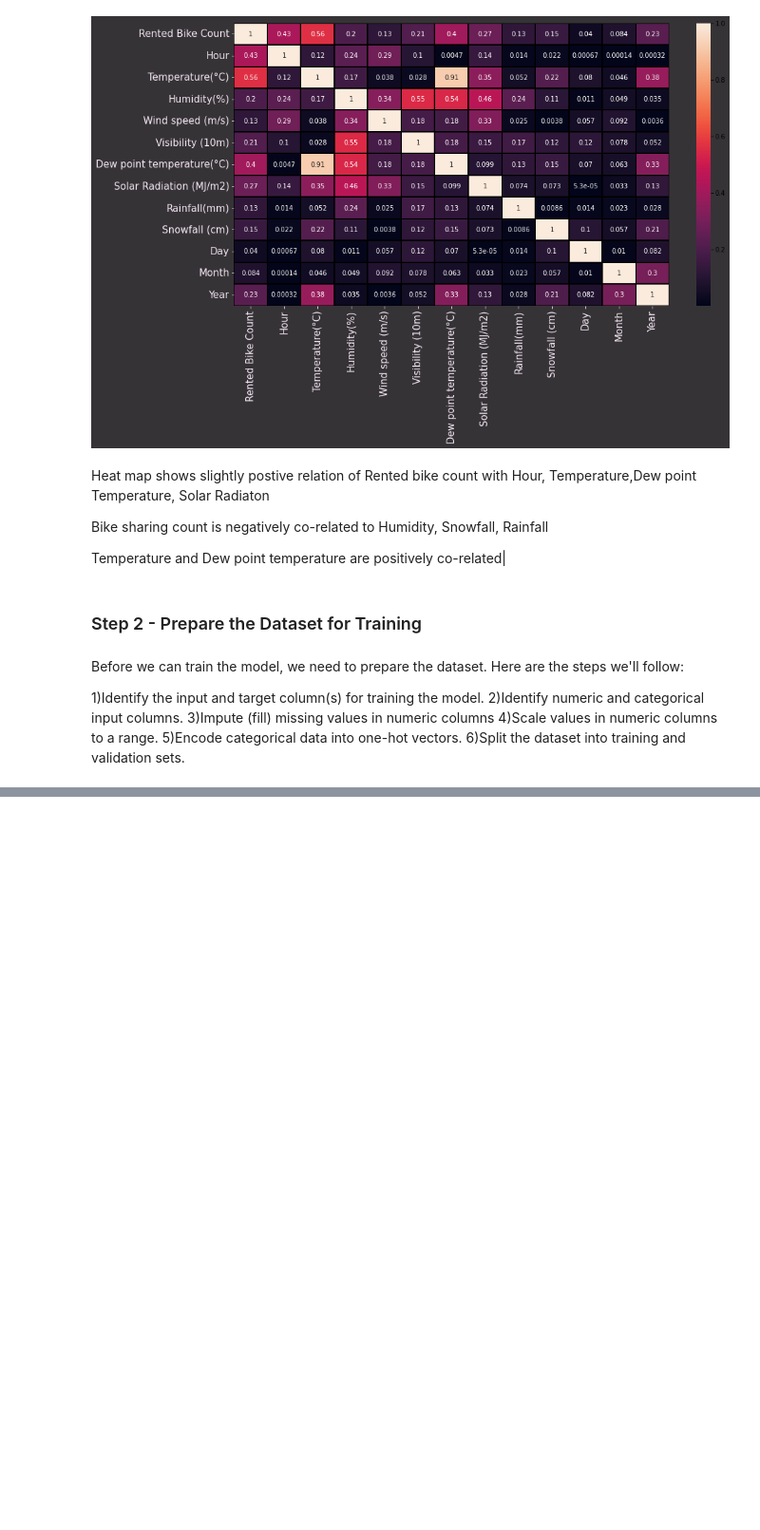
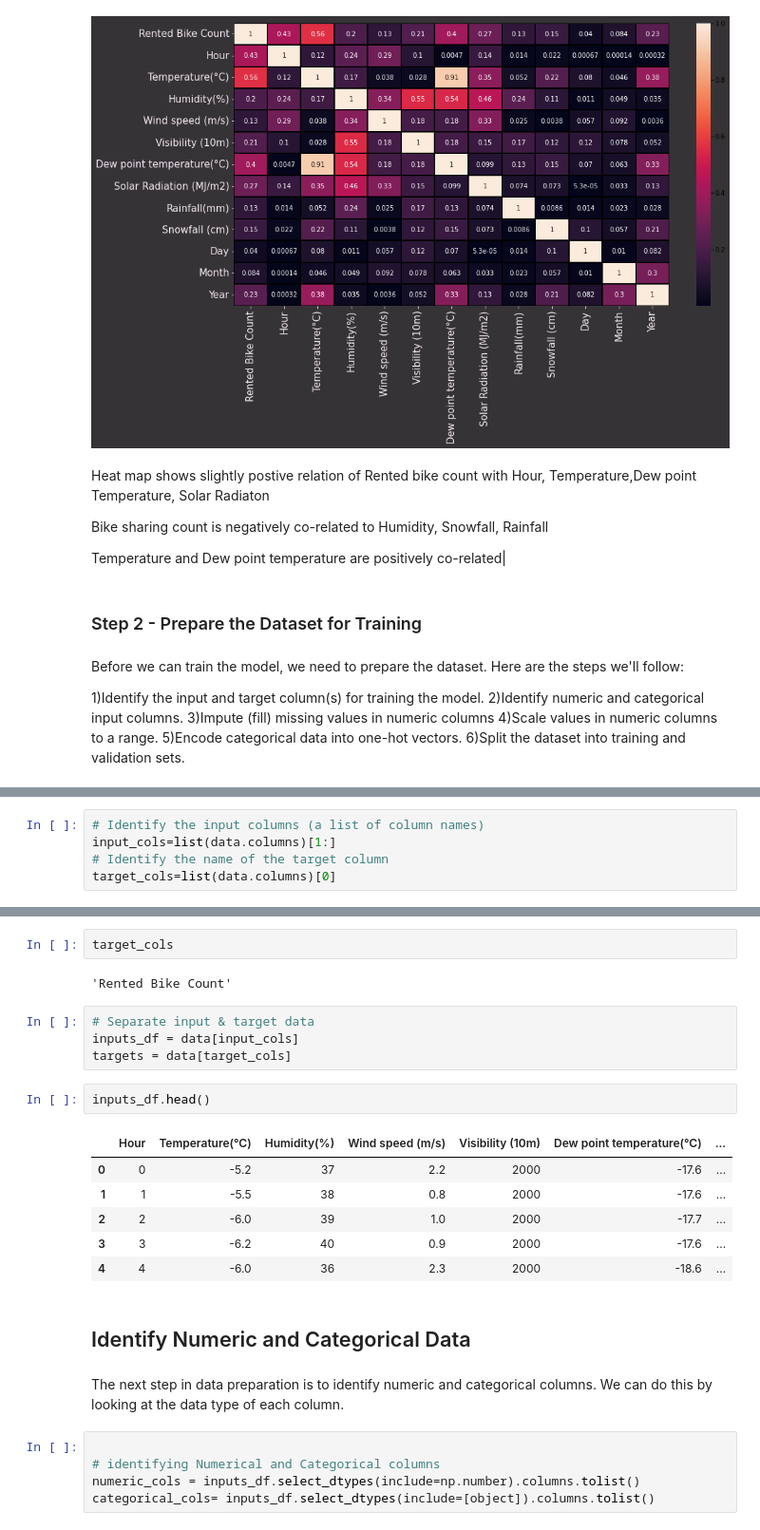
Before and after one commit to Amit-95/Bike_sharing_demand_pred, a Jupyter notebook: Bike_Sharing_Demand_Prediction_Capstone_Project.ipynb, the cells around one changed output, grey strips where cells are left out. Shown at 95% size. Cells and saved outputs as stored; diff of their text form; blank space fills up the shorter version.

```diff
--- a/Bike_Sharing_Demand_Prediction_Capstone_Project.ipynb
+++ b/Bike_Sharing_Demand_Prediction_Capstone_Project.ipynb
@@ -470,0 +486,5 @@ Before we can train the model, we need to prepare the dataset. Here are the step
+# %%
+# Identify the input columns (a list of column names)
+input_cols=list(data.columns)[1:]
+# Identify the name of the target column
+target_cols=list(data.columns)[0]
@@ -470,0 +510,26 @@ Before we can train the model, we need to prepare the dataset. Here are the step
+# %%
+target_cols
+# %% [output]
+'Rented Bike Count'
+# %%
+# Separate input & target data
+inputs_df = data[input_cols]
+targets = data[target_cols]
+# %%
+inputs_df.head()
+# %% [output]
+|  | Hour | Temperature(°C) | Humidity(%) | Wind speed (m/s) | Visibility (10m) | Dew point temperature(°C) | ... |
+| 0 | 0 | -5.2 | 37 | 2.2 | 2000 | -17.6 | ... |
+| 1 | 1 | -5.5 | 38 | 0.8 | 2000 | -17.6 | ... |
+| 2 | 2 | -6.0 | 39 | 1.0 | 2000 | -17.7 | ... |
+| 3 | 3 | -6.2 | 40 | 0.9 | 2000 | -17.6 | ... |
+| 4 | 4 | -6.0 | 36 | 2.3 | 2000 | -18.6 | ... |
+# %% [markdown]
+## Identify Numeric and Categorical Data
+# %% [markdown]
+The next step in data preparation is to identify numeric and categorical columns. We can do this by looking at the data type of each column.
+# %%
+
+# identifying Numerical and Categorical columns
+numeric_cols = inputs_df.select_dtypes(include=np.number).columns.tolist()
+categorical_cols= inputs_df.select_dtypes(include=[object]).columns.tolist()
```
Also changed, not shown: parts of 7 cells of this notebook.
